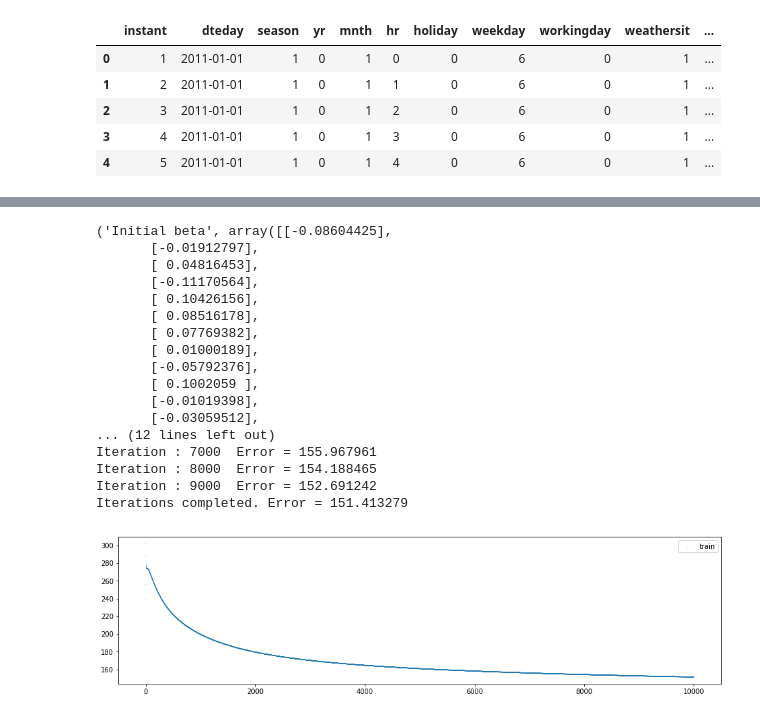
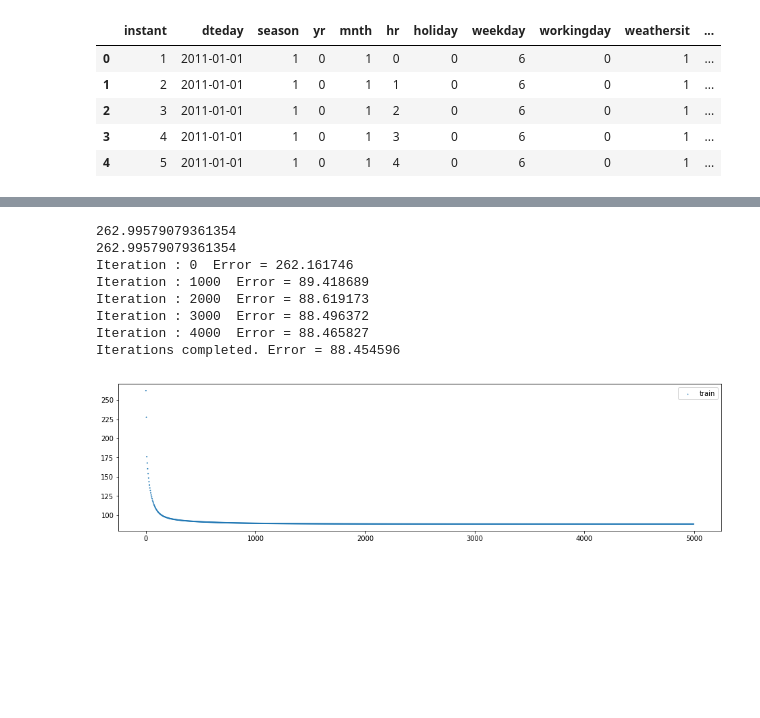
Before and after one commit to ashutoshtiwari128/Riddikulus, a Jupyter notebook: Question4.ipynb, the cells around one changed output, grey strips where cells are left out. Cells and saved outputs as stored; diff of their text form; code cells hidden in the pictures; blank space fills up the shorter version.

```diff
--- a/Question4.ipynb
+++ b/Question4.ipynb
@@ -33,0 +59,6 @@ df.drop(columns = ['instant', 'casual', 'registered'], inplace = True)
+# %%
+cnt = df['cnt']
+df.drop(columns = ['cnt'], inplace = True)
+df = pd.concat([df, cnt], axis = 1)
+
+df.head()
@@ -112,11 +121,19 @@ train_set[:,5]
 # %%
-y = train_set[:,16]
+y = train_set[:,-1]
 y.shape = (train_set.shape[0],1)
-x = train_set[:, 2:14]
+x = train_set[:, 1:-1]
 one = np.ones((x.shape[0], 1))
 x = np.append(one, x, axis = 1)
-print(x)
+
+y_test = test_set[:,-1]
+y_test.shape = (test_set.shape[0],1)
+x_test = test_set[:,1:-1]
+one = np.ones((x_test.shape[0], 1))
+x_test = np.append(one, x_test, axis = 1)
+
 print(x.shape)
-print(y)
 print(y.shape)
+
+print(x_test.shape)
+print(y_test.shape)
 # %% [output]
@@ -385,5 +347,6 @@ Iterations completed. Error = 145.313622
 # %%
-beta, tr_set = sgd(x, y, 2*1e-9, 50000)
+#Incresed features
+beta, tr_set = sgd(x, y, 1e-7, 5000)
 
 
 x1 = [i for i, j in tr_set]
@@ -394,6 +357,6 @@ plt.scatter(x1, y1, s=s, label = 'train')
 plt.legend()
 plt.show()
 
-print(y)
-print(beta)
+#print(y)
+#print(beta)
 # %% [output]
@@ -438,33 +663,30 @@ Iterations completed. Error = 141.826635
 # %%
-beta, tr_set = sgd(x, y, 2.2*1e-9, 10000)
+#Incresed features
+beta, tr_set = L2_training(x, y, 1e-7, 1, 5000)
 
 
 x1 = [i for i, j in tr_set]
 y1 = [j for i, j in tr_set]
 plt.figure(figsize=((16,4)))
 plt.scatter(x1, y1, s=s, label = 'train')
 
 plt.legend()
 plt.show()
 
-print(y)
-print(beta)
+#print(y)
+#print(beta)
+
+y_pred = prediction(x_test, beta)
+
+test_error = rmse(y_pred, y_test)
+print(test_error)
 # %% [output]
-('Initial beta', array([[-0.08604425],
-       [-0.01912797],
-       [ 0.04816453],
-       [-0.11170564],
-       [ 0.10426156],
-       [ 0.08516178],
-       [ 0.07769382],
-       [ 0.01000189],
-       [-0.05792376],
-       [ 0.1002059 ],
-       [-0.01019398],
-       [-0.03059512],
-... (12 lines left out)
-Iteration : 7000  Error = 155.967961
-Iteration : 8000  Error = 154.188465
-Iteration : 9000  Error = 152.691242
-Iterations completed. Error = 151.413279
+262.99579079361354
+262.99579079361354
+Iteration : 0  Error = 262.161746
+Iteration : 1000  Error = 89.418689
+Iteration : 2000  Error = 88.619173
+Iteration : 3000  Error = 88.496372
+Iteration : 4000  Error = 88.465827
+Iterations completed. Error = 88.454596
-[figure, old version]
+[figure, new version]
```
Also changed, not shown: parts of 46 cells of this notebook.
